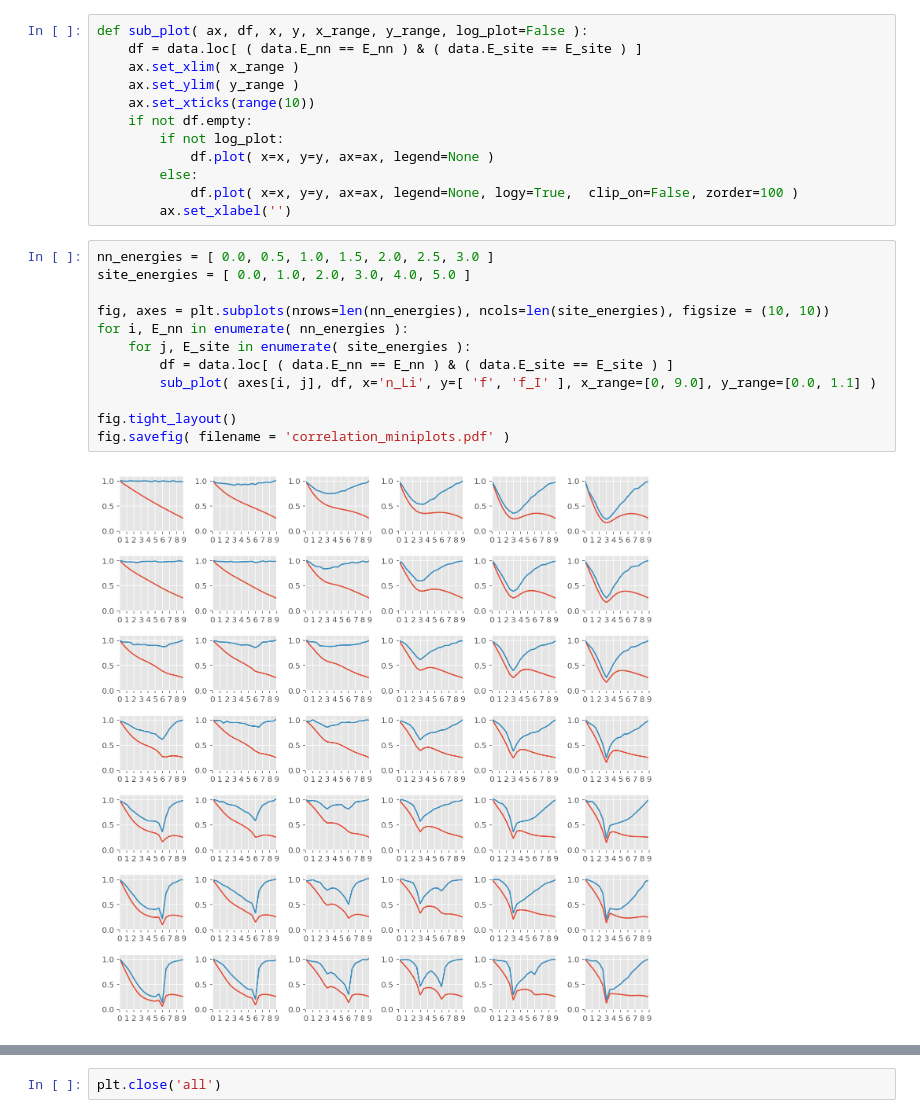
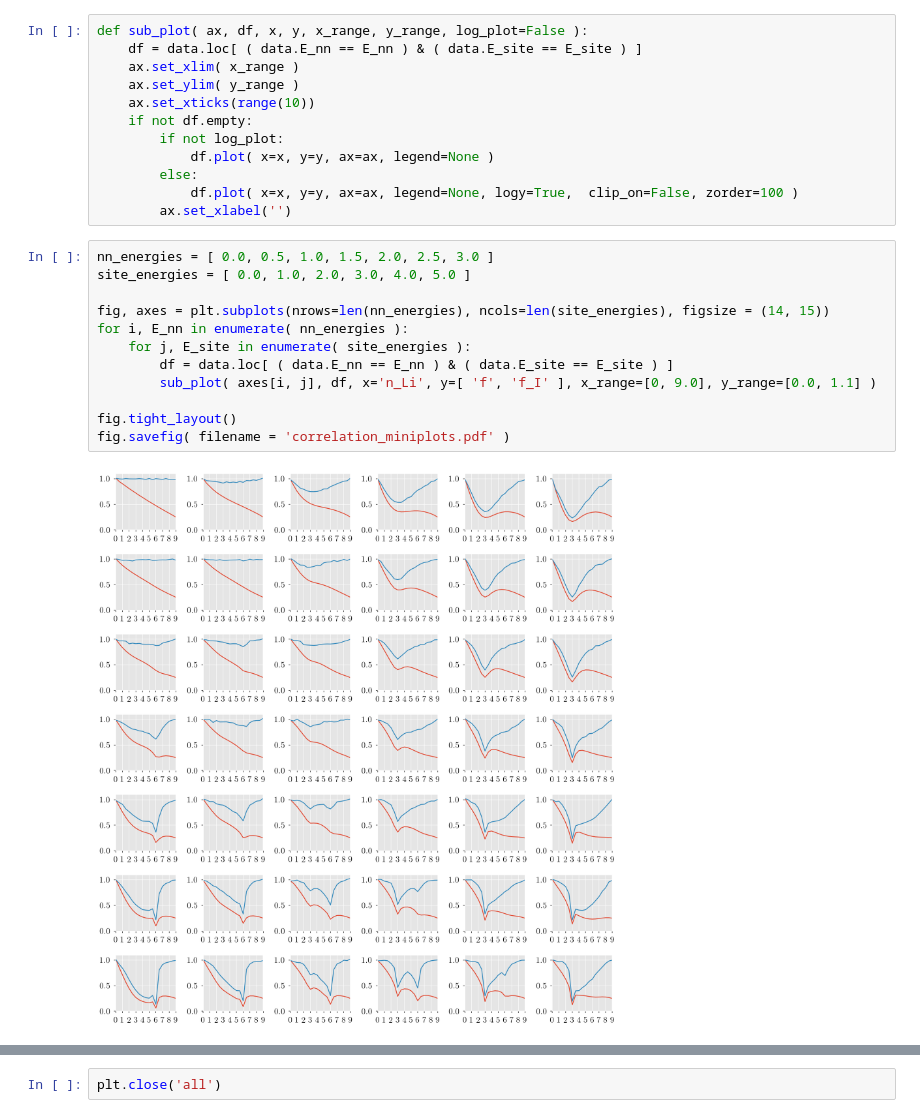
Before and after one commit to bjmorgan/garnet-lgmc-data, a Jupyter notebook: analysis/garnet_LGMC.ipynb, the cells around one changed output, grey strips where cells are left out. Cells and saved outputs as stored; diff of their text form.

Commit message:
Polishing non-interacting data figure

```diff
--- a/analysis/garnet_LGMC.ipynb
+++ b/analysis/garnet_LGMC.ipynb
@@ -88,15 +207,15 @@ def sub_plot( ax, df, x, y, x_range, y_range, log_plot=False ):
 # %%
 nn_energies = [ 0.0, 0.5, 1.0, 1.5, 2.0, 2.5, 3.0 ]
 site_energies = [ 0.0, 1.0, 2.0, 3.0, 4.0, 5.0 ]
 
-fig, axes = plt.subplots(nrows=len(nn_energies), ncols=len(site_energies), figsize = (10, 10))
+fig, axes = plt.subplots(nrows=len(nn_energies), ncols=len(site_energies), figsize = (14, 15))
 for i, E_nn in enumerate( nn_energies ):
     for j, E_site in enumerate( site_energies ):
         df = data.loc[ ( data.E_nn == E_nn ) & ( data.E_site == E_site ) ]
         sub_plot( axes[i, j], df, x='n_Li', y=[ 'f', 'f_I' ], x_range=[0, 9.0], y_range=[0.0, 1.1] )
 
 fig.tight_layout()
 fig.savefig( filename = 'correlation_miniplots.pdf' )
 # %% [output]
-[figure, old version]
+[figure, new version]
 # %%
```
Also changed, not shown: parts of 23 cells of this notebook, 1 other file.
